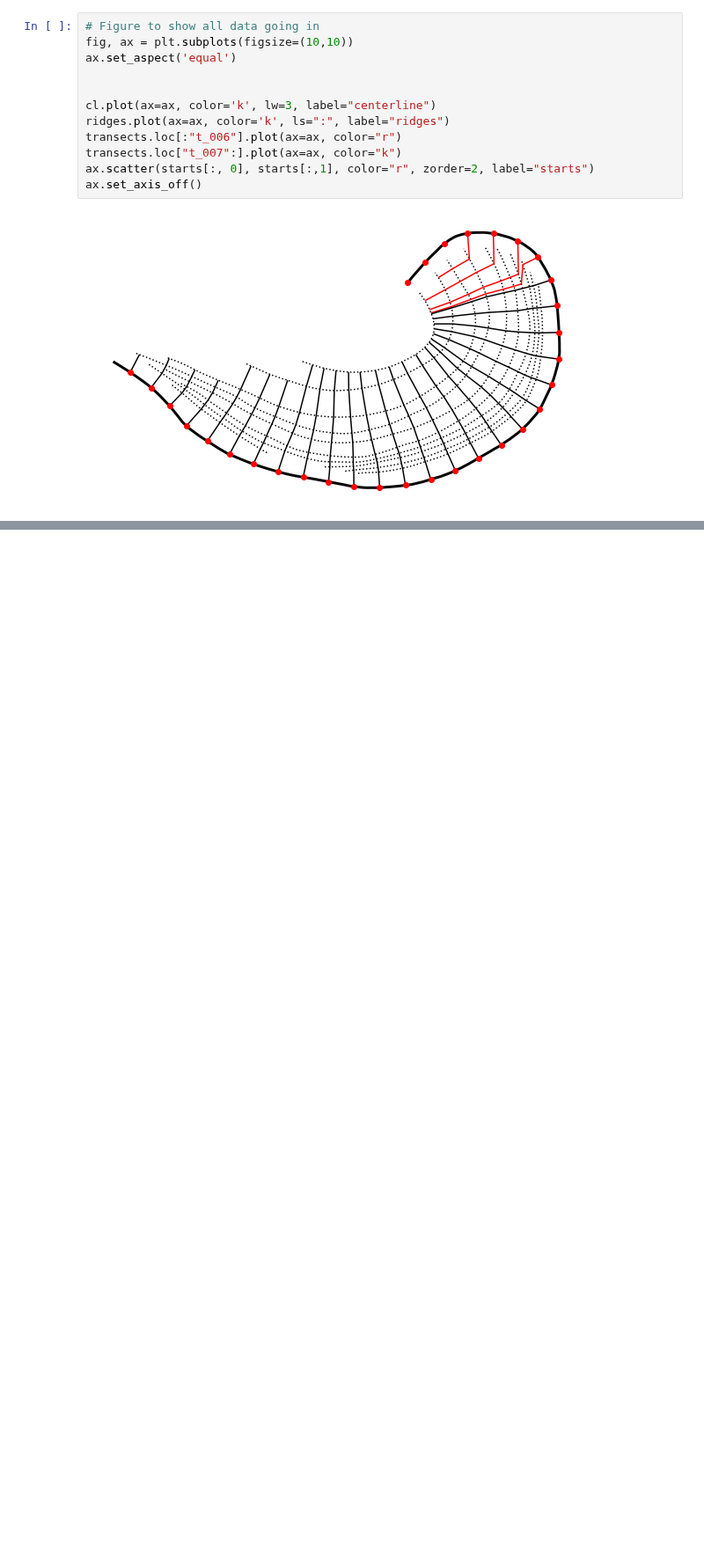
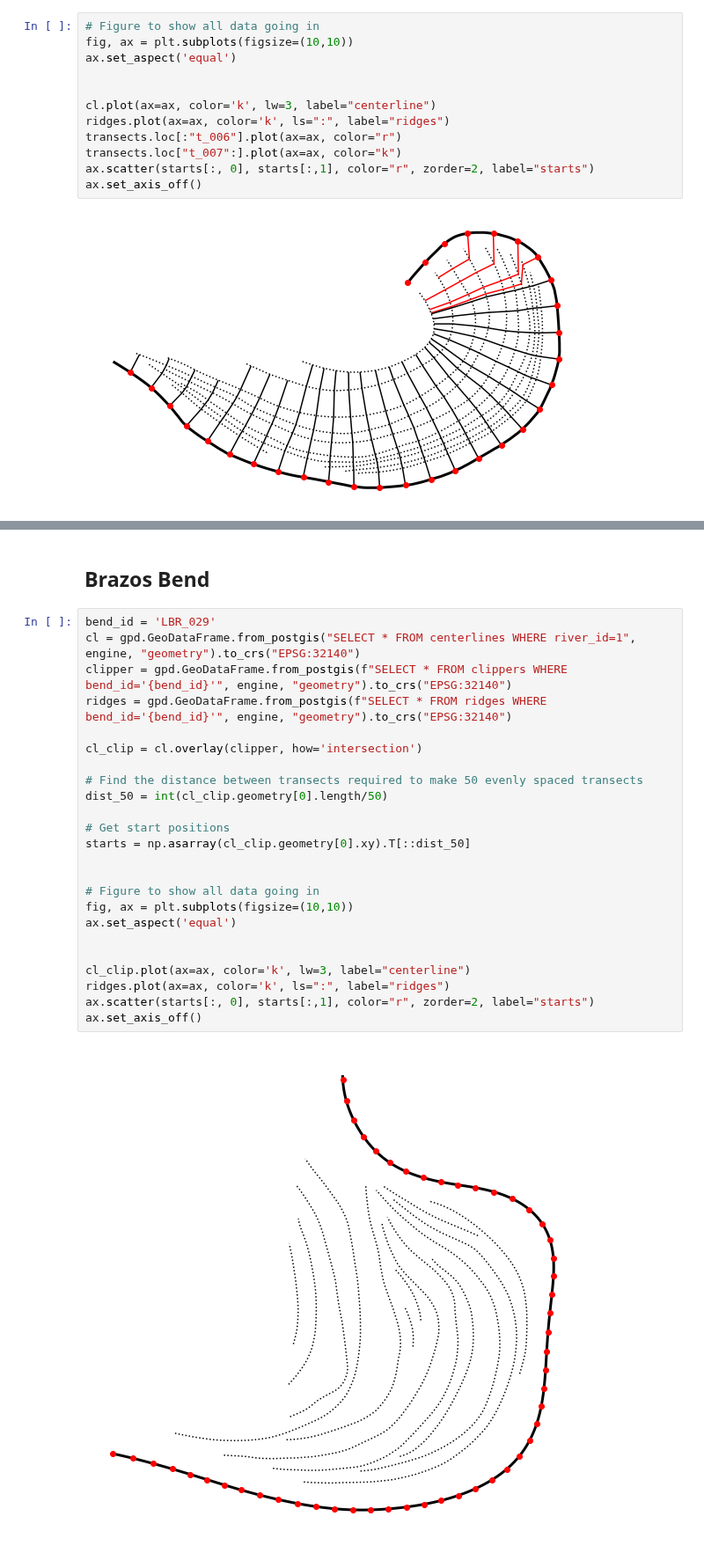
Before and after one commit to tamu-edu/scrollstats, a Jupyter notebook: TransectingDevelopment.ipynb, the cells around one changed output, grey strips where cells are left out. Shown at 88% size. Saved outputs shown, nothing was run; the diff lists cells and outputs as text; blank space fills up the shorter version.

```diff
--- a/TransectingDevelopment.ipynb
+++ b/TransectingDevelopment.ipynb
@@ -109,3 +109,31 @@ transects
 | 25 | t_028 | 1508.791471 | 91.792569 | 7 | 100 | 200 | 5 | LINESTRING (-121.57024 57.28497, ... | ... |
 | 26 | t_029 | 1562.343918 | 71.143073 | 4 | 100 | 200 | 5 | LINESTRING (-121.57103 57.28520, ... | ... |
 | 27 | t_030 | 1615.639637 | 41.075315 | 2 | 100 | 200 | 5 | LINESTRING (-121.57187 57.28537, ... | ... |
+# %% [markdown]
+## Brazos Bend
+# %%
+bend_id = 'LBR_029'
+cl = gpd.GeoDataFrame.from_postgis("SELECT * FROM centerlines WHERE river_id=1", engine, "geometry").to_crs("EPSG:32140")
+clipper = gpd.GeoDataFrame.from_postgis(f"SELECT * FROM clippers WHERE bend_id='{bend_id}'", engine, "geometry").to_crs("EPSG:32140")
+ridges = gpd.GeoDataFrame.from_postgis(f"SELECT * FROM ridges WHERE bend_id='{bend_id}'", engine, "geometry").to_crs("EPSG:32140")
+
+cl_clip = cl.overlay(clipper, how='intersection')
+
+# Find the distance between transects required to make 50 evenly spaced transects
+dist_50 = int(cl_clip.geometry[0].length/50)
+
+# Get start positions
+starts = np.asarray(cl_clip.geometry[0].xy).T[::dist_50]
+
+
+# Figure to show all data going in
+fig, ax = plt.subplots(figsize=(10,10))
+ax.set_aspect('equal')
+
+
+cl_clip.plot(ax=ax, color='k', lw=3, label="centerline")
+ridges.plot(ax=ax, color='k', ls=":", label="ridges")
+ax.scatter(starts[:, 0], starts[:,1], color="r", zorder=2, label="starts")
+ax.set_axis_off()
+# %% [output]
+[figure, added]
```
Also changed, not shown: parts of 3 cells of this notebook.
